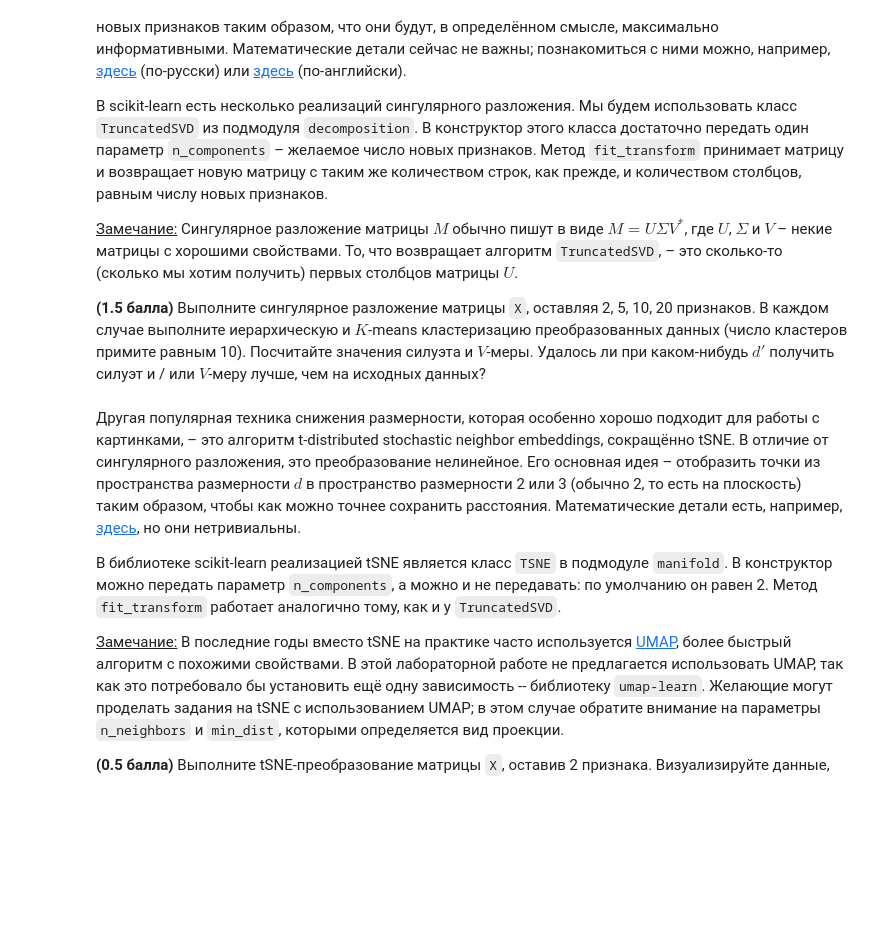
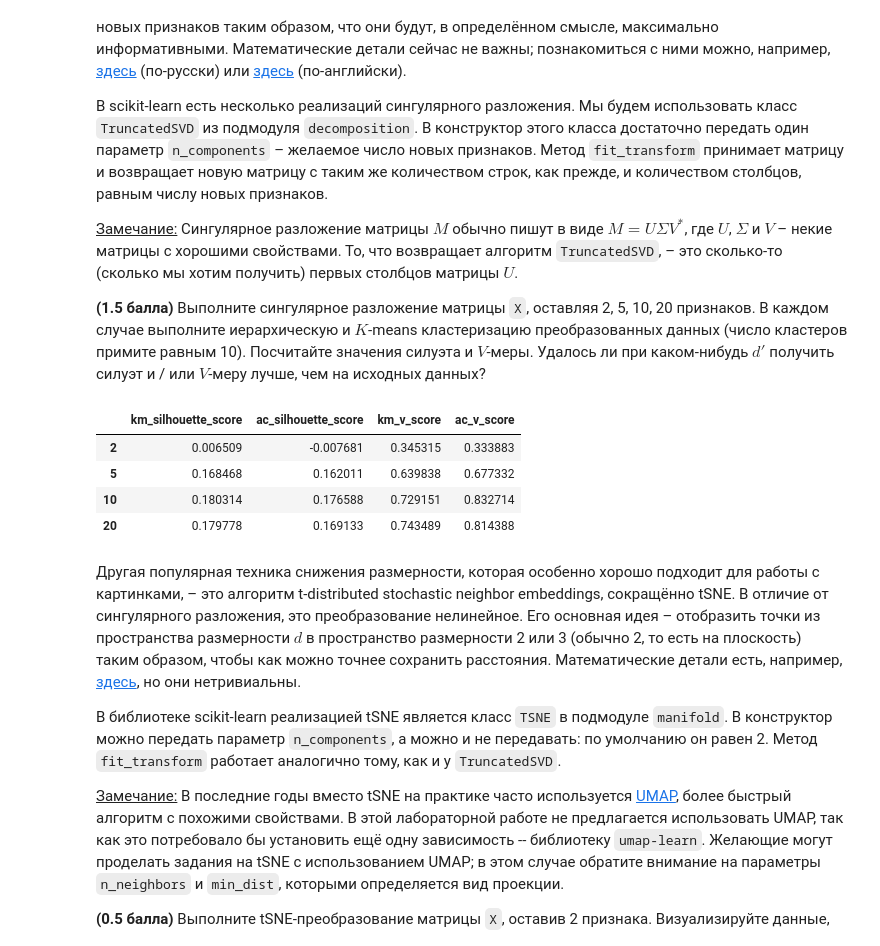
Before and after one commit to MitrofanovDmitry/study, a Jupyter notebook: practice/59 clustering/clustering.ipynb, the cells around one changed output. Saved outputs shown, nothing was run; the diff lists cells and outputs as text; code cells hidden in the pictures; blank space fills up the shorter version.

```diff
--- a/practice/59 clustering/clustering.ipynb
+++ b/practice/59 clustering/clustering.ipynb
@@ -219,3 +221,34 @@ plt.legend();
+# %%
+scores = []
+n_components = [2,5,10,20]
+
+cols = [
+    'km_silhouette_score',
+    'ac_silhouette_score',
+    'km_v_score',
+    'ac_v_score']
+
+for n in n_components:
+
+    Xn = TruncatedSVD(n_components=n).fit_transform(X)
+    km_clusters = KMeans(n_clusters=10).fit_predict(Xn)
+    ac_clusters = AgglomerativeClustering(n_clusters=10).fit_predict(Xn)
+    km_predicted = predicted(km_clusters, y)
+    ac_predicted = predicted(ac_clusters, y)
+
+    scores.append([
+        silhouette_score(X, km_clusters),
+        silhouette_score(X, ac_clusters),
+        v_measure_score(km_predicted, y),
+        v_measure_score(ac_predicted, y)])
+
+pd.DataFrame(scores, columns=cols, index=n_components)
+# %% [output]
+|  | km_silhouette_score | ac_silhouette_score | km_v_score | ac_v_score |
+| 2 | 0.006509 | -0.007681 | 0.345315 | 0.333883 |
+| 5 | 0.168468 | 0.162011 | 0.639838 | 0.677332 |
+| 10 | 0.180314 | 0.176588 | 0.729151 | 0.832714 |
+| 20 | 0.179778 | 0.169133 | 0.743489 | 0.814388 |
 # %% [markdown]
 Другая популярная техника снижения размерности, которая особенно хорошо подходит для работы с картинками, – это алгоритм t-distributed stochastic neighbor embeddings, сокращённо tSNE. В отличие от сингулярного разложения, это преобразование нелинейное. Его основная идея – отобразить точки из пространства размерности $d$ в пространство размерности 2 или 3 (обычно 2, то есть на плоскость) таким образом, чтобы как можно точнее сохранить расстояния. Математические детали есть, например, [здесь](https://en.wikipedia.org/wiki/T-distributed_stochastic_neighbor_embedding), но они нетривиальны.
 
```
Also changed, not shown: parts of 8 cells of this notebook.
